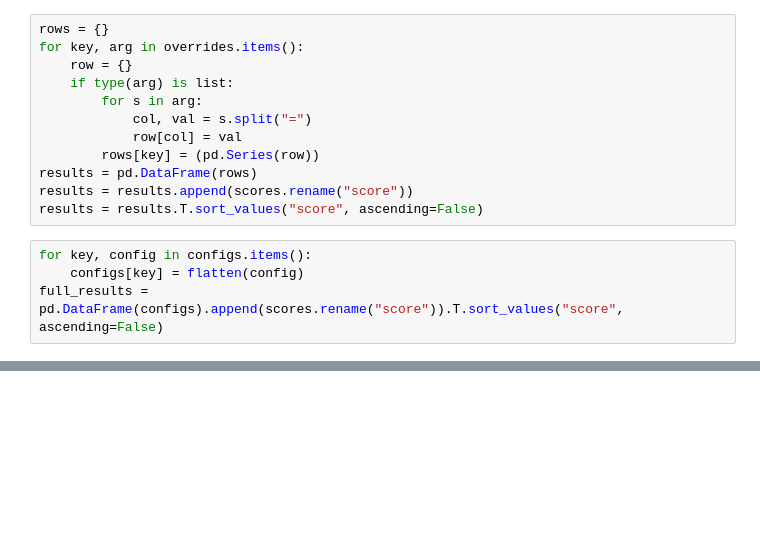
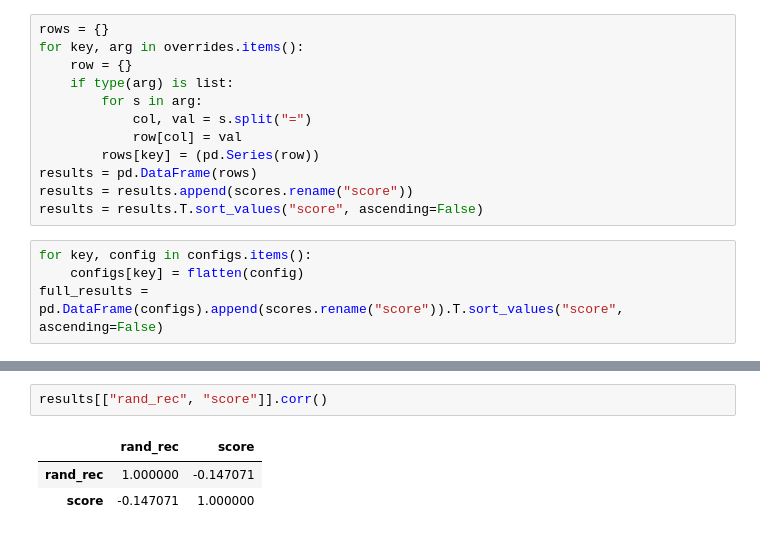
Before and after one commit to mandrecki/rl_trickery, a Jupyter notebook: notebooks/multirun_analyse.ipynb, the cells around one changed output, grey strips where cells are left out. Cells and saved outputs as stored; diff of their text form; blank space fills up the shorter version.

```diff
--- a/notebooks/multirun_analyse.ipynb
+++ b/notebooks/multirun_analyse.ipynb
@@ -149,2 +214,8 @@ for target_var in target_vars:
+# %%
+results[["rand_rec", "score"]].corr()
+# %% [output]
+|  | rand_rec | score |
+| rand_rec | 1.000000 | -0.147071 |
+| score | -0.147071 | 1.000000 |
 # %%
 results
```
Also changed, not shown: parts of 12 cells of this notebook, 7 other files.
